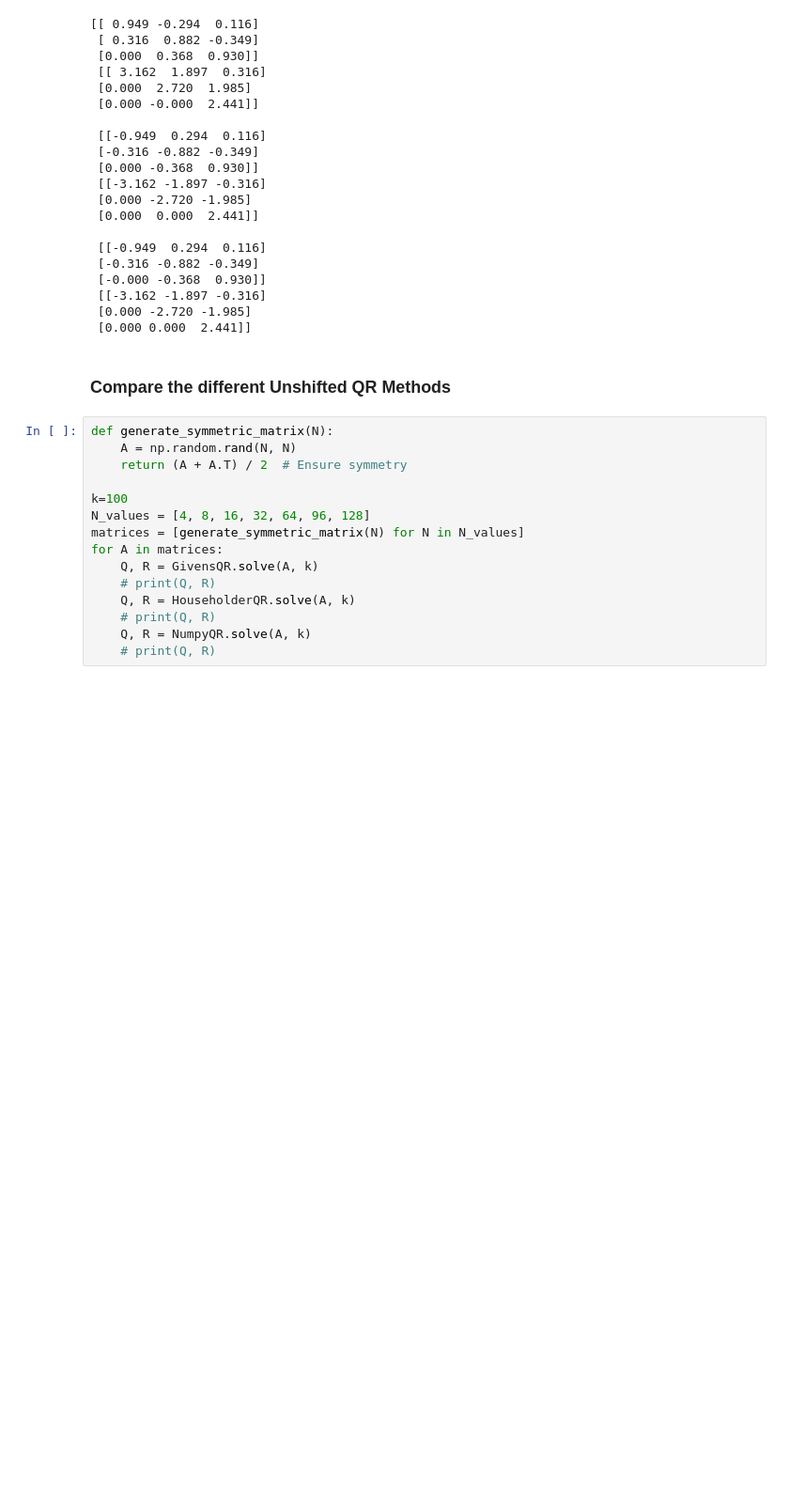
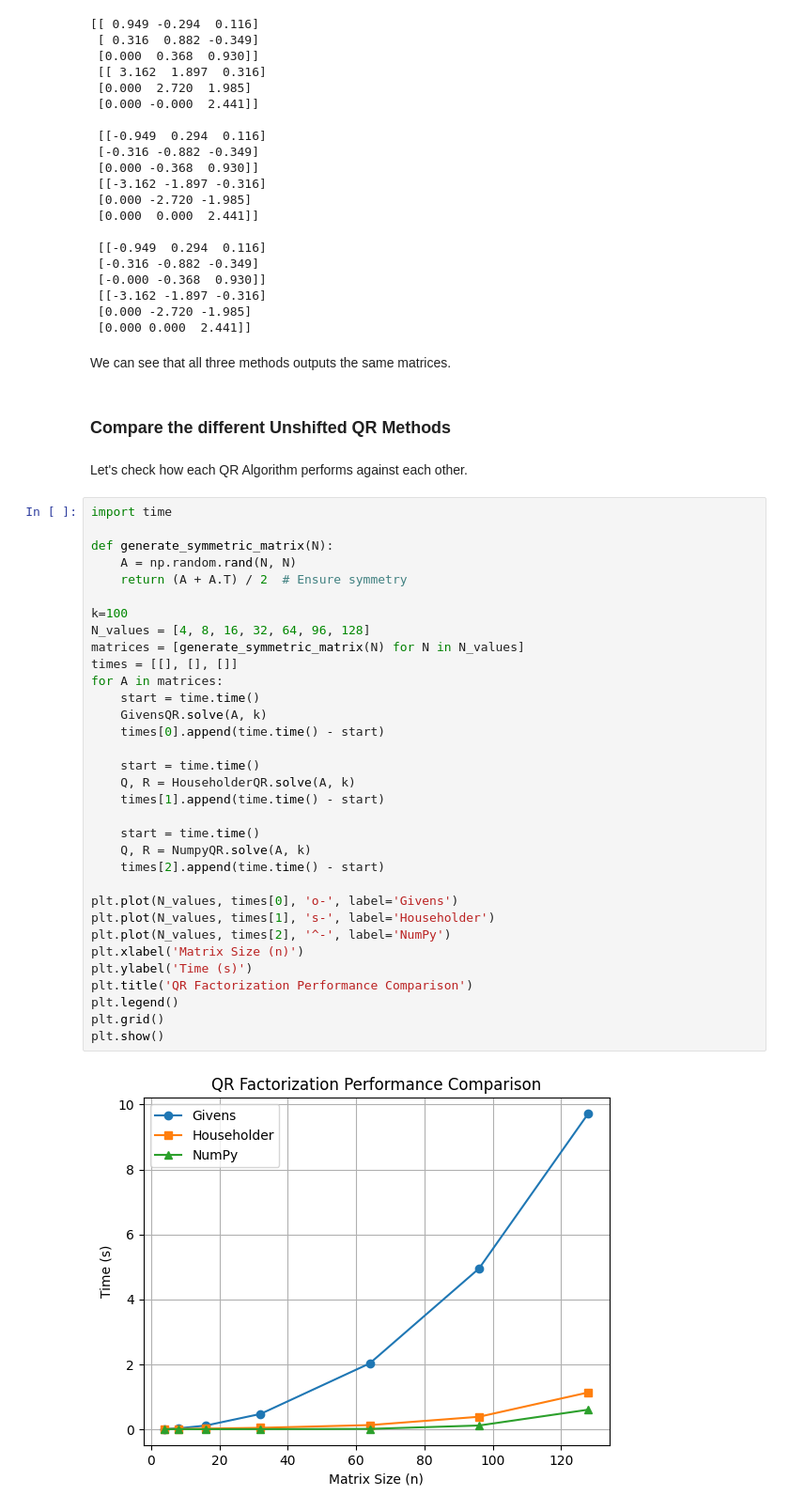
Before and after one commit to Fnixya/Go_Practice, a Jupyter notebook: opt5/Extra-Assignment_05.ipynb, the cells around one changed output. Shown: that part at 94% size. Saved outputs shown, nothing was run; the diff lists cells and outputs as text; blank space fills up the shorter version.

```diff
--- a/opt5/Extra-Assignment_05.ipynb
+++ b/opt5/Extra-Assignment_05.ipynb
@@ -353,20 +352,44 @@ print("\n", Q, "\n", R)
  [[-3.162 -1.897 -0.316]
  [0.000 -2.720 -1.985]
  [0.000 0.000  2.441]]
+# %% [markdown]
+We can see that all three methods outputs the same matrices.
 # %% [markdown]
 ### Compare the different Unshifted QR Methods
+# %% [markdown]
+Let's check how each QR Algorithm performs against each other.
 # %%
+import time
+
 def generate_symmetric_matrix(N):
     A = np.random.rand(N, N)
     return (A + A.T) / 2  # Ensure symmetry
 
 k=100
 N_values = [4, 8, 16, 32, 64, 96, 128]
 matrices = [generate_symmetric_matrix(N) for N in N_values]
+times = [[], [], []]
 for A in matrices:
-    Q, R = GivensQR.solve(A, k)
-    # print(Q, R)
+    start = time.time()
+    GivensQR.solve(A, k)
+    times[0].append(time.time() - start)
+
+    start = time.time()
     Q, R = HouseholderQR.solve(A, k)
-    # print(Q, R)
+    times[1].append(time.time() - start)
+
+    start = time.time()
     Q, R = NumpyQR.solve(A, k)
-    # print(Q, R)
+    times[2].append(time.time() - start)
+
+plt.plot(N_values, times[0], 'o-', label='Givens')
+plt.plot(N_values, times[1], 's-', label='Householder')
+plt.plot(N_values, times[2], '^-', label='NumPy')
+plt.xlabel('Matrix Size (n)')
+plt.ylabel('Time (s)')
+plt.title('QR Factorization Performance Comparison')
+plt.legend()
+plt.grid()
+plt.show()
+# %% [output]
+[figure, added]
```
Also changed, not shown: parts of 21 cells of this notebook, 2 other files.
